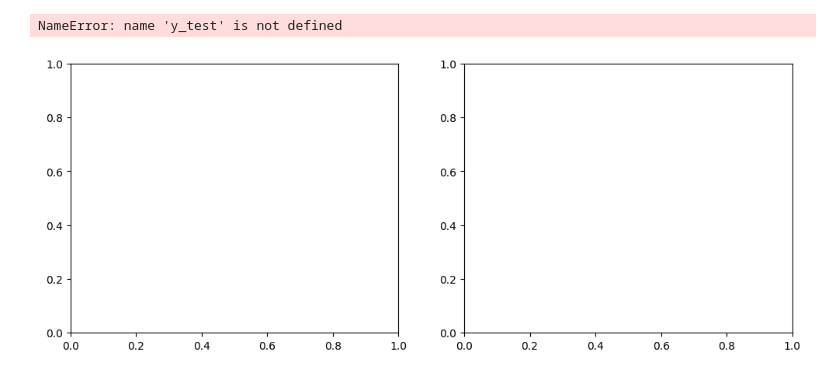
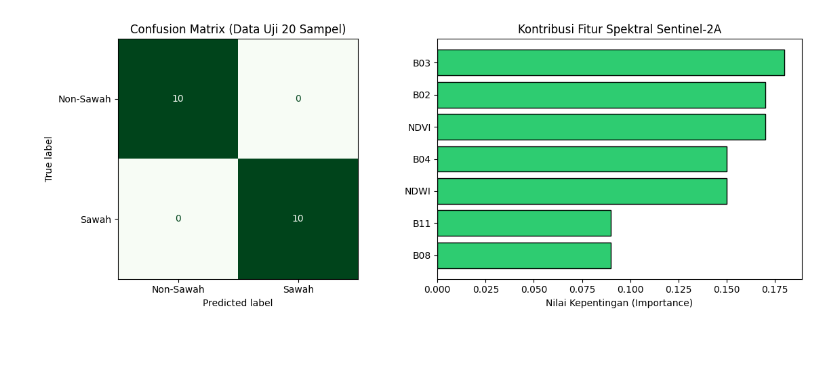
Before and after one commit to AinurRaftuzzaki/PSD, a Jupyter notebook: _build/jupyter_execute/Clustering Fitur TSFEL & Klasifikasi Tutupan Lahan Sawah.ipynb, the cells around one changed output. Drawn from its saved outputs; the diff is of its cells as text; code cells hidden in the pictures; blank space fills up the shorter version.

```diff
--- a/_build/jupyter_execute/Clustering Fitur TSFEL & Klasifikasi Tutupan Lahan Sawah.ipynb
+++ b/_build/jupyter_execute/Clustering Fitur TSFEL & Klasifikasi Tutupan Lahan Sawah.ipynb
@@ -254,31 +273,30 @@ FileNotFoundError: [Errno 2] No such file or directory: 'dataset_100sampel_sawah
 # %%
 # ==============================================================================
 # A. VISUALISASI CONFUSION MATRIX & FEATURE IMPORTANCE
 # ==============================================================================
 fig, axes = plt.subplots(1, 2, figsize=(12, 4.5))
 
 # 1. Plot Confusion Matrix
 ConfusionMatrixDisplay.from_predictions(
     y_test, y_pred, cmap="Greens", ax=axes[0], colorbar=False
 )
-axes[0].set_title("Confusion Matrix (Data Uji 21 Sampel)")
+axes[0].set_title("Confusion Matrix (Data Uji 20 Sampel)")
 
 # 2. Plot Tingkat Kepentingan Fitur (Band & Indeks Spektral)
 importances = model_rf.feature_importances_
 indices = np.argsort(importances)
 axes[1].barh(
     range(len(indices)),
     importances[indices],
     color="#2ecc71",
     edgecolor="black",
 )
 axes[1].set_yticks(range(len(indices)))
 axes[1].set_yticklabels([fitur_kolom[i] for i in indices])
 axes[1].set_xlabel("Nilai Kepentingan (Importance)")
 axes[1].set_title("Kontribusi Fitur Spektral Sentinel-2A")
 
 plt.tight_layout()
 plt.show()
 # %% [output]
-NameError: name 'y_test' is not defined
-[figure, old version]
+[figure, new version]
```
Also changed, not shown: parts of 4 cells of this notebook, 15 other files.
